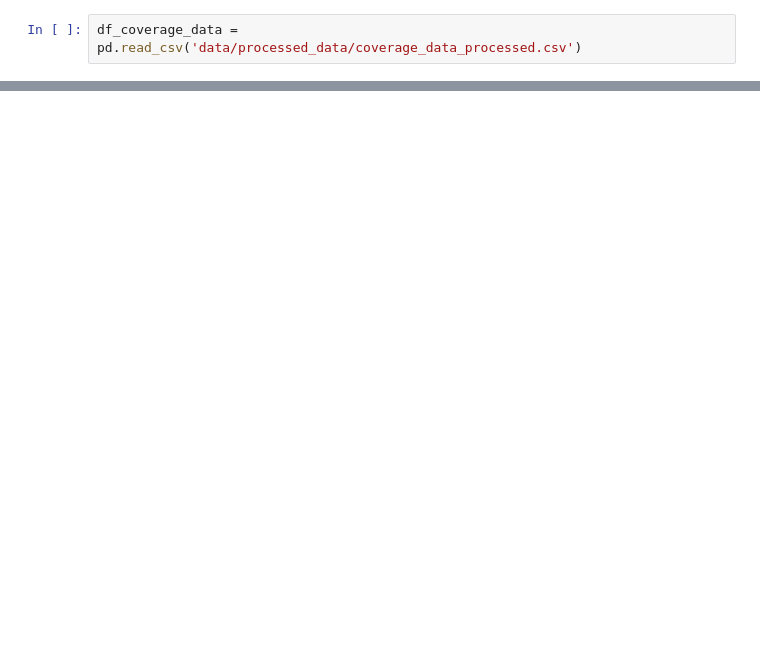
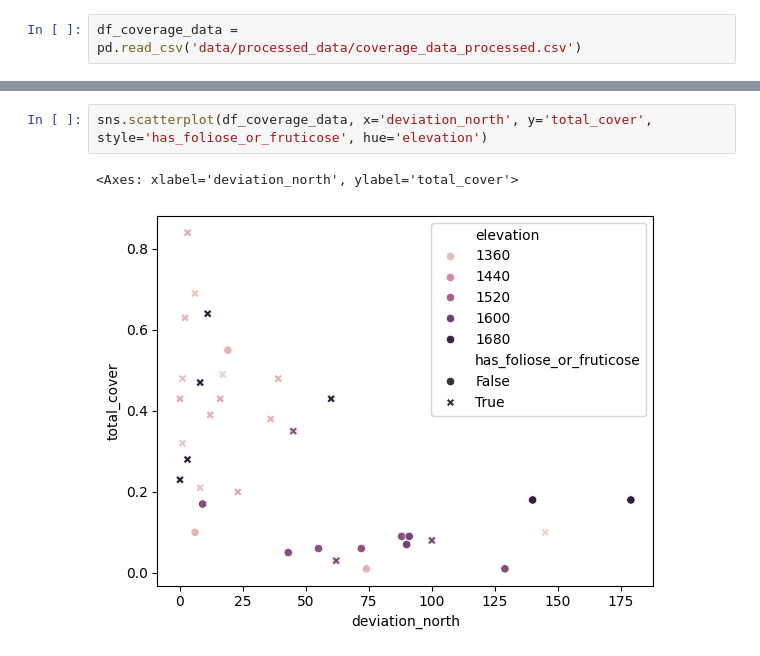
Before and after one commit to Sari-Parvillers/Vulnerable-Earth-TW1-2025, a Jupyter notebook: data_exploration.ipynb, the cells around one changed output, grey strips where cells are left out. Saved outputs shown, nothing was run; the diff lists cells and outputs as text; blank space fills up the shorter version.

```diff
--- a/data_exploration.ipynb
+++ b/data_exploration.ipynb
@@ -25,0 +32,5 @@ df_coverage_data = pd.read_csv('data/processed_data/coverage_data_processed.csv'
+# %%
+sns.scatterplot(df_coverage_data, x='deviation_north', y='total_cover', style='has_foliose_or_fruticose', hue='elevation')
+# %% [output]
+<Axes: xlabel='deviation_north', ylabel='total_cover'>
+[figure, added]
```
Also changed, not shown: parts of 11 cells of this notebook, 4 other files.
